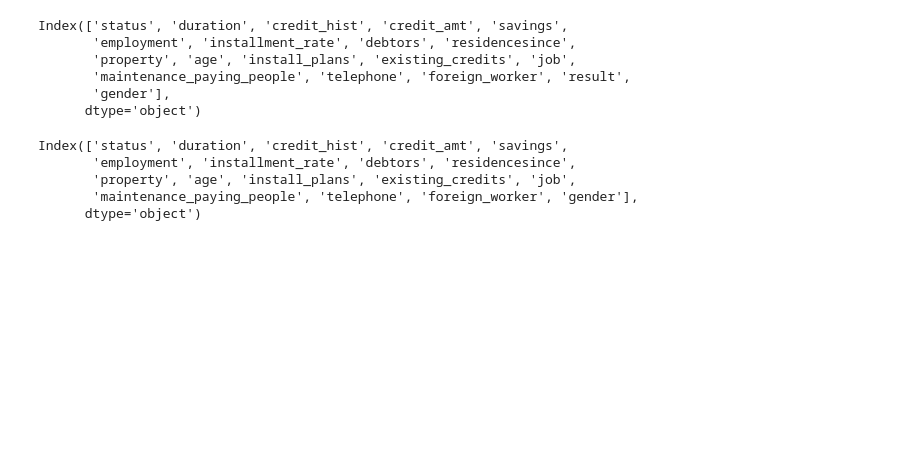
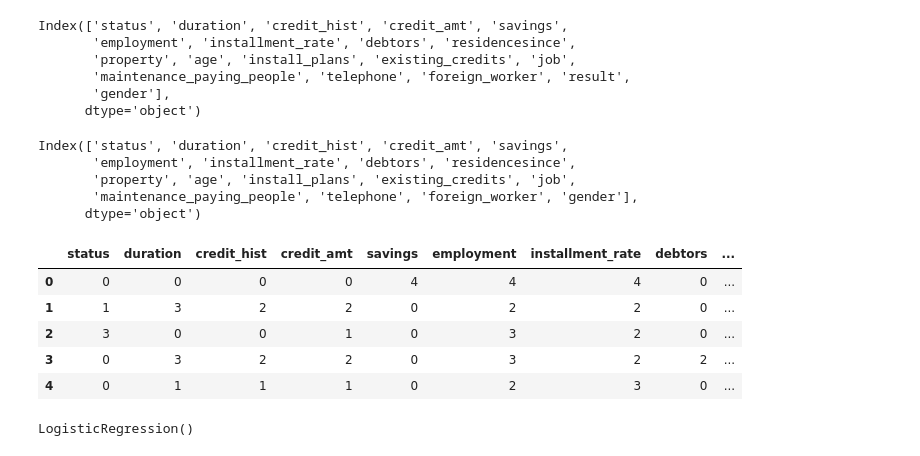
Before and after one commit to ekta0596/DataAcquisition-valuation, a Jupyter notebook: data-processing-pipeline.ipynb, the cells around one changed output. Drawn from its saved outputs; the diff is of its cells as text; code cells hidden in the pictures; blank space fills up the shorter version.

```diff
--- a/data-processing-pipeline.ipynb
+++ b/data-processing-pipeline.ipynb
@@ -82,3 +84,12 @@ Index(['status', 'duration', 'credit_hist', 'credit_amt', 'savings',
        'property', 'age', 'install_plans', 'existing_credits', 'job',
        'maintenance_paying_people', 'telephone', 'foreign_worker', 'gender'],
       dtype='object')
+# %%
+df.head()
+# %% [output]
+|  | status | duration | credit_hist | credit_amt | savings | employment | installment_rate | debtors | ... |
+| 0 | 0 | 0 | 0 | 0 | 4 | 4 | 4 | 0 | ... |
+| 1 | 1 | 3 | 2 | 2 | 0 | 2 | 2 | 0 | ... |
+| 2 | 3 | 0 | 0 | 1 | 0 | 3 | 2 | 0 | ... |
+| 3 | 0 | 3 | 2 | 2 | 0 | 3 | 2 | 2 | ... |
+| 4 | 0 | 1 | 1 | 1 | 0 | 2 | 3 | 0 | ... |
@@ -84,0 +100,4 @@ Index(['status', 'duration', 'credit_hist', 'credit_amt', 'savings',
+# %%
+logistic_model.fit(x_train, y_train)
+# %% [output]
+LogisticRegression()
```
Also changed, not shown: parts of 7 cells of this notebook.
